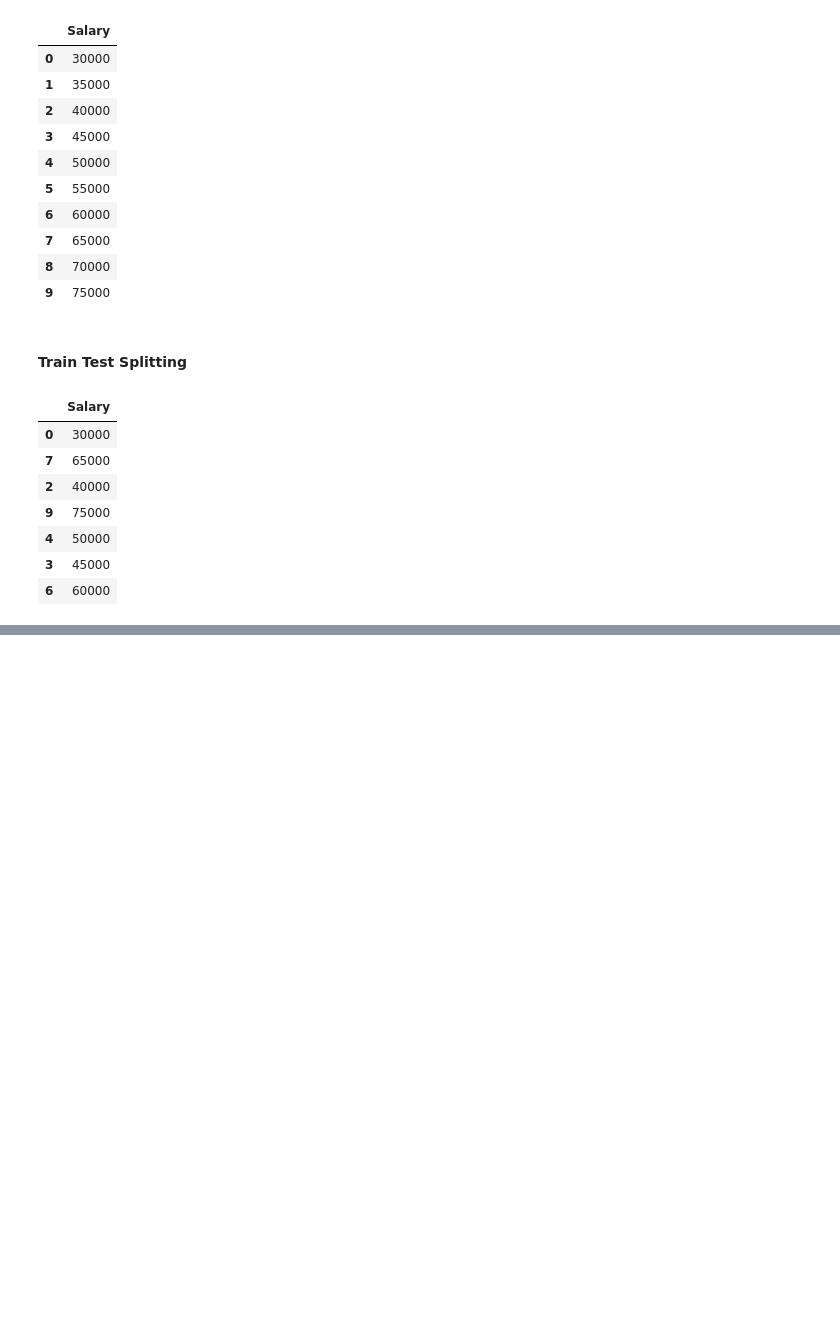
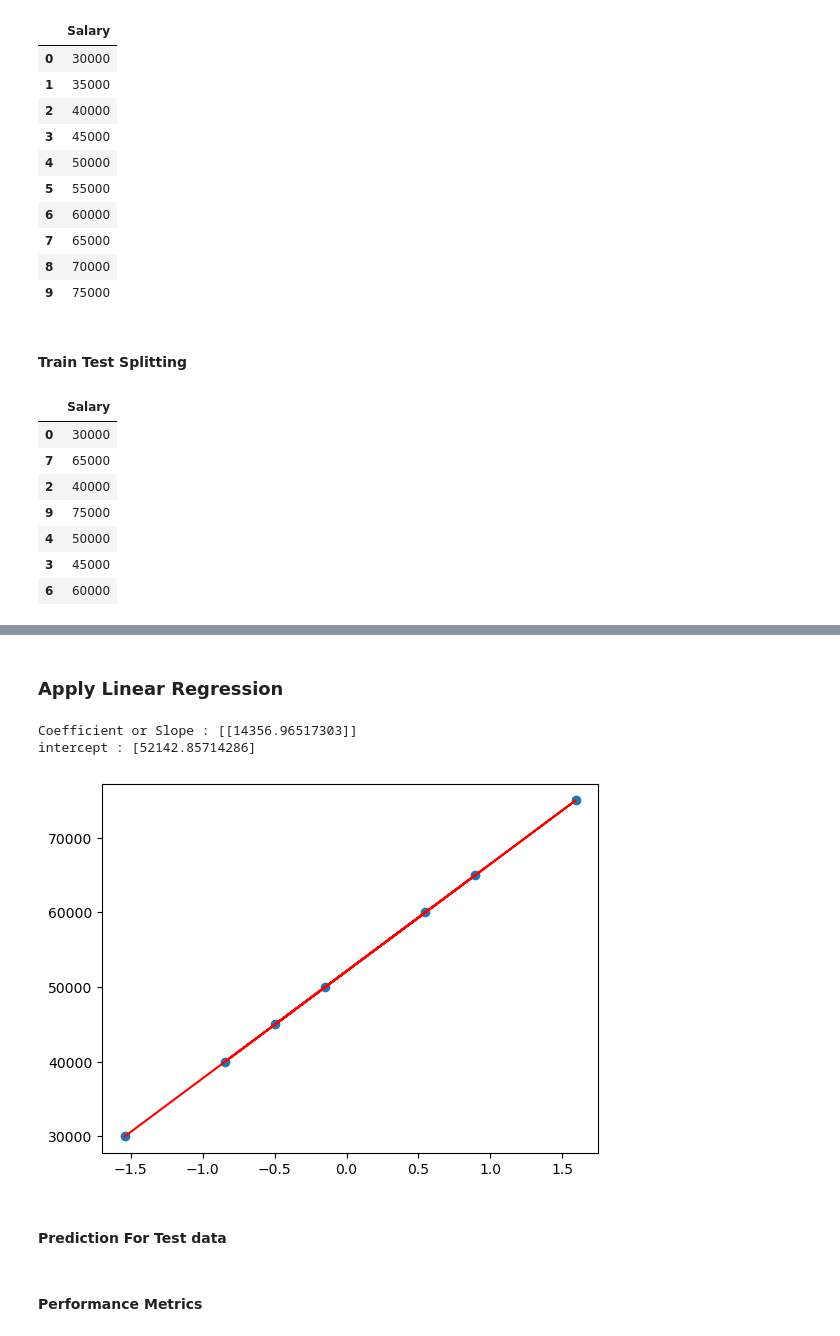
Before and after one commit to KaushalNaik02/Linear-Regression-DS, a Jupyter notebook: 01-Practical-Linear-Regression.ipynb, the cells around one changed output, grey strips where cells are left out. Cells and saved outputs as stored; diff of their text form; code cells hidden in the pictures; blank space fills up the shorter version.

Commit message:
Plotting Best fit line

```diff
--- a/01-Practical-Linear-Regression.ipynb
+++ b/01-Practical-Linear-Regression.ipynb
@@ -101,0 +98,23 @@ array([[-1.54230764],
+# %% [markdown]
+### Apply Linear Regression
+# %%
+from sklearn.linear_model import LinearRegression
+regression = LinearRegression(n_jobs=-1)
+regression.fit(X_train,Y_train)
+
+
+print("Coefficient or Slope :",regression.coef_)
+print("intercept :",regression.intercept_)
+# %% [output]
+Coefficient or Slope : [[14356.96517303]]
+intercept : [52142.85714286]
+# %%
+#### Plotting training data and best fit line
+plt.scatter(X_train,Y_train)
+y_train_pred = regression.predict(X_train)
+plt.plot(X_train, y_train_pred, color='red')
+plt.show()
+# %% [output]
+[figure, added]
+# %% [markdown]
+#### Prediction For Test data
@@ -101,0 +123,2 @@ array([[-1.54230764],
+# %% [markdown]
+#### Performance Metrics
```
Also changed, not shown: parts of 4 cells of this notebook.
